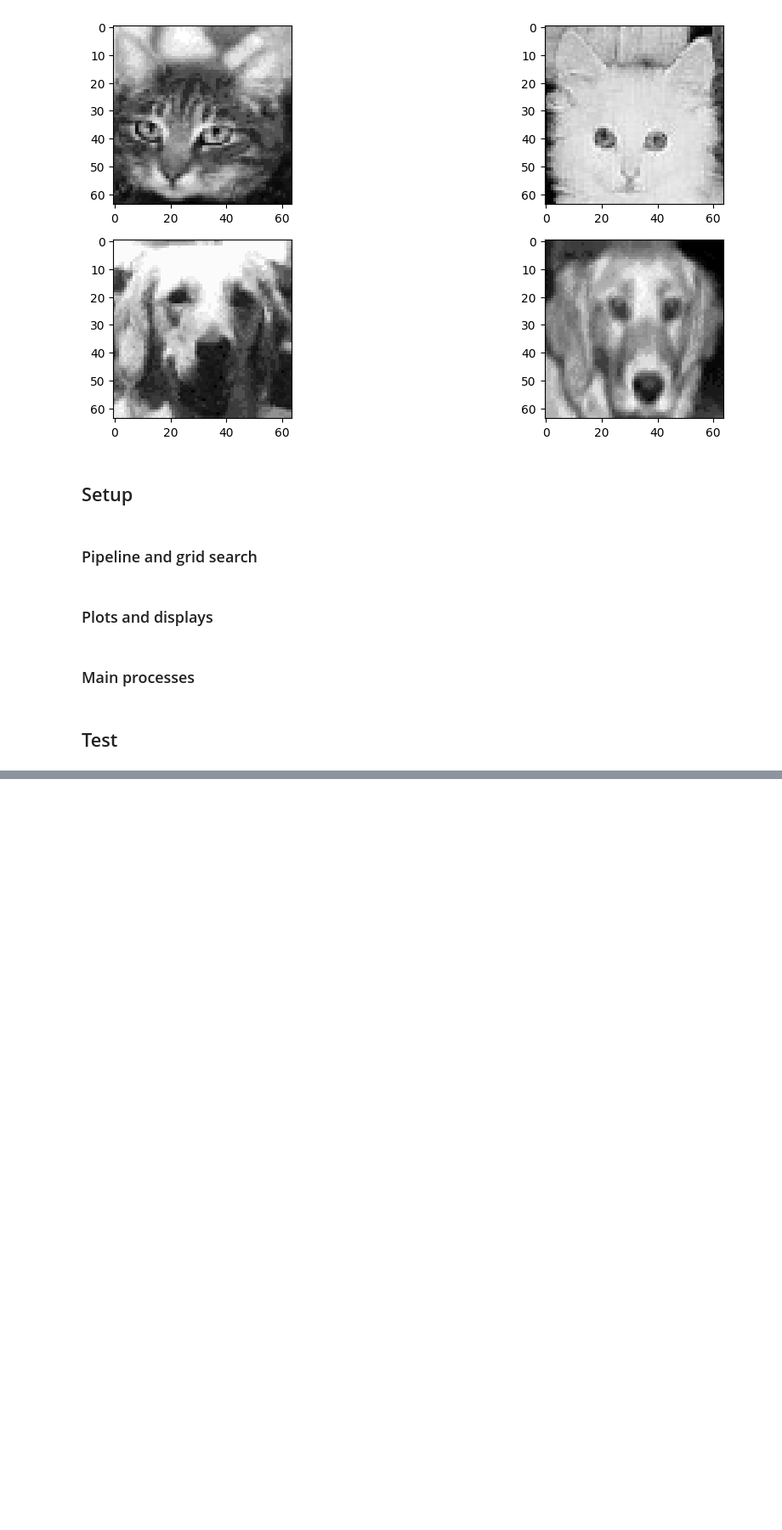
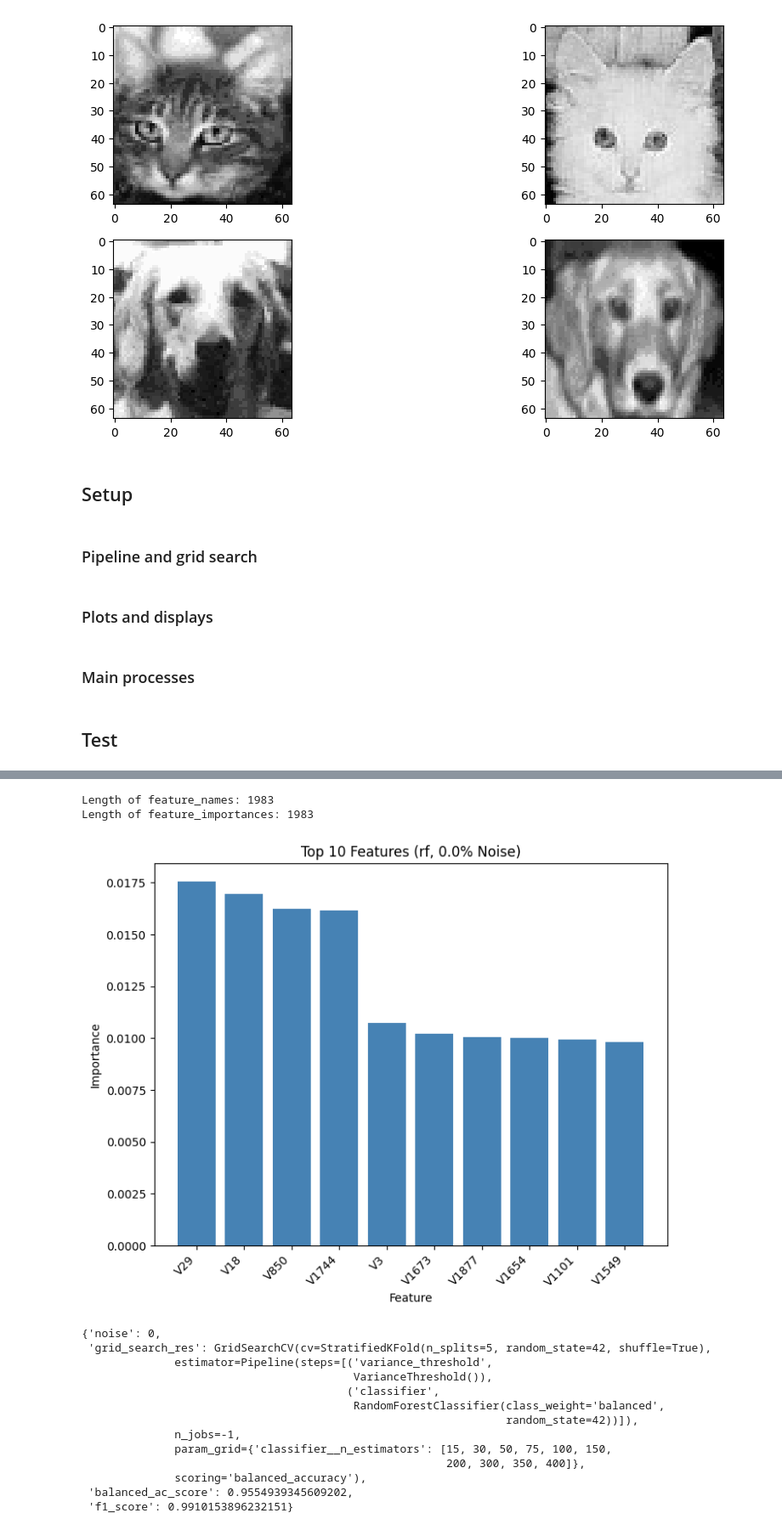
Before and after one commit to lucamodica/statistical-learning-for-big-data, a Jupyter notebook: projects/project2/project2.ipynb, the cells around one changed output, grey strips where cells are left out. Shown at 85% size. Cells and saved outputs as stored; diff of their text form; code cells hidden in the pictures; blank space fills up the shorter version.

```diff
--- a/projects/project2/project2.ipynb
+++ b/projects/project2/project2.ipynb
@@ -183,28 +183,33 @@ def plot_confusion_matrix(Y_test, Y_test_pred, labels, model_name, noise):
   plt.savefig(f"imgs/{model_name}_confusion_matrix_noise_{noise}.png")
   plt.show()
 
-def show_classification_report(X_test, Y_test, grid_search, model_name: str, noise):
-  Y_test_pred = grid_search.predict(X_test)
-  best_params = grid_search.best_params_
+def show_classification_report(X_test, Y_test, grid_search_res, model_name: str, noise):
+  Y_test_pred = grid_search_res.predict(X_test)
+  best_params = grid_search_res.best_params_
   print(f"Classification Report \nOptimal parameters {best_params} ({model_name_map[model_name]}, noise: {noise * 100}%)\n",
       classification_report(Y_test, Y_test_pred))
 
 def show_feature_importance(grid_search_res, X, model_name: str, noise: float):
     # feature importances from the best estimator
-    feature_importances = grid_search_res.best_estimator_.named_steps['classifier'].feature_importances_
-    feature_names = X.columns
+    best_estimator = grid_search_res.best_estimator_.named_steps['classifier']
+    feature_importances = best_estimator.feature_importances_
+    # feature names for features kept after filtering
+    variance_threshold = grid_search_res.best_estimator_.named_steps['variance_threshold']
+    feature_names = X.columns[variance_threshold.get_support()]
+    print(f'Length of feature_names: {len(feature_names)}')
+    print(f'Length of feature_importances: {len(feature_importances)}')
+
     # dataframe for feature importances
     feature_importance_df = pd.DataFrame({'feature': feature_names, 'importance': feature_importances})
-    feature_importance_df = feature_importance_df.sort_values('importance', ascending=False)
+    top_10_features = feature_importance_df.sort_values('importance', ascending=False).head(10)
 
-    # bar chart for feature importances
-    plt.figure(figsize=(10, 8))
-    plt.bar(feature_importance_df['feature'], feature_importance_df['importance'])
+    plt.figure(figsize=(8, 6))
+    plt.bar(top_10_features['feature'], top_10_features['importance'], color='steelblue')
     plt.xlabel('Feature')
     plt.ylabel('Importance')
-    plt.title(f'Feature importance ({model_name}, {noise * 100:.1f}% Noise)')
+    plt.title(f'Top 10 Features ({model_name}, {noise * 100:.1f}% Noise)')
     plt.xticks(rotation=45, ha='right')
-    plt.savefig(f"imgs/{model_name}_feature_importance_noise_{noise}.png", bbox_inches='tight')
+    plt.savefig(f"imgs/{model_name}_top_10_features_noise_{noise}.png", bbox_inches='tight')
     plt.show()
 # %% [markdown]
 ### Main processes
@@ -217,9 +222,9 @@ def process_noise(model_name, noise):
     balanced_ac_score = balanced_accuracy_score(Y_test, grid_search_res.predict(X_test))
     f1_scores = f1_score(Y_test, grid_search_res.predict(X_test), average='weighted')
     # plots
-    plot_learning_trend(grid_search_res, model_name, noise)
-    show_classification_report(X_test, Y_test, grid_search_res, model_name, noise)
-    plot_confusion_matrix(Y_test, grid_search_res.predict(X_test), Y_cancer['x'].unique(), model_name, noise)
+    #plot_learning_trend(grid_search_res, model_name, noise)
+    #show_classification_report(X_test, Y_test, grid_search_res, model_name, noise)
+    #plot_confusion_matrix(Y_test, grid_search_res.predict(X_test), Y_cancer['x'].unique(), model_name, noise)
     show_feature_importance(grid_search_res, X_train, model_name, noise)
 
     return {'noise': noise, 'grid_search_res': grid_search_res, 'balanced_ac_score': balanced_ac_score, 'f1_score': f1_scores}
@@ -314,2 +251,22 @@ weighted avg       0.99      0.99      0.99       578
+# %%
+process_noise('rf', 0)
+#main('rf')
+# %% [output]
+Length of feature_names: 1983
+Length of feature_importances: 1983
+[figure, added]
+{'noise': 0,
+ 'grid_search_res': GridSearchCV(cv=StratifiedKFold(n_splits=5, random_state=42, shuffle=True),
+              estimator=Pipeline(steps=[('variance_threshold',
+                                         VarianceThreshold()),
+                                        ('classifier',
+                                         RandomForestClassifier(class_weight='balanced',
+                                                                random_state=42))]),
+              n_jobs=-1,
+              param_grid={'classifier__n_estimators': [15, 30, 50, 75, 100, 150,
+                                                       200, 300, 350, 400]},
+              scoring='balanced_accuracy'),
+ 'balanced_ac_score': 0.9554939345609202,
+ 'f1_score': 0.9910153896232151}
 # %%
 #main('gb')
```
Also changed, not shown: parts of 3 cells of this notebook, 14 other files.
